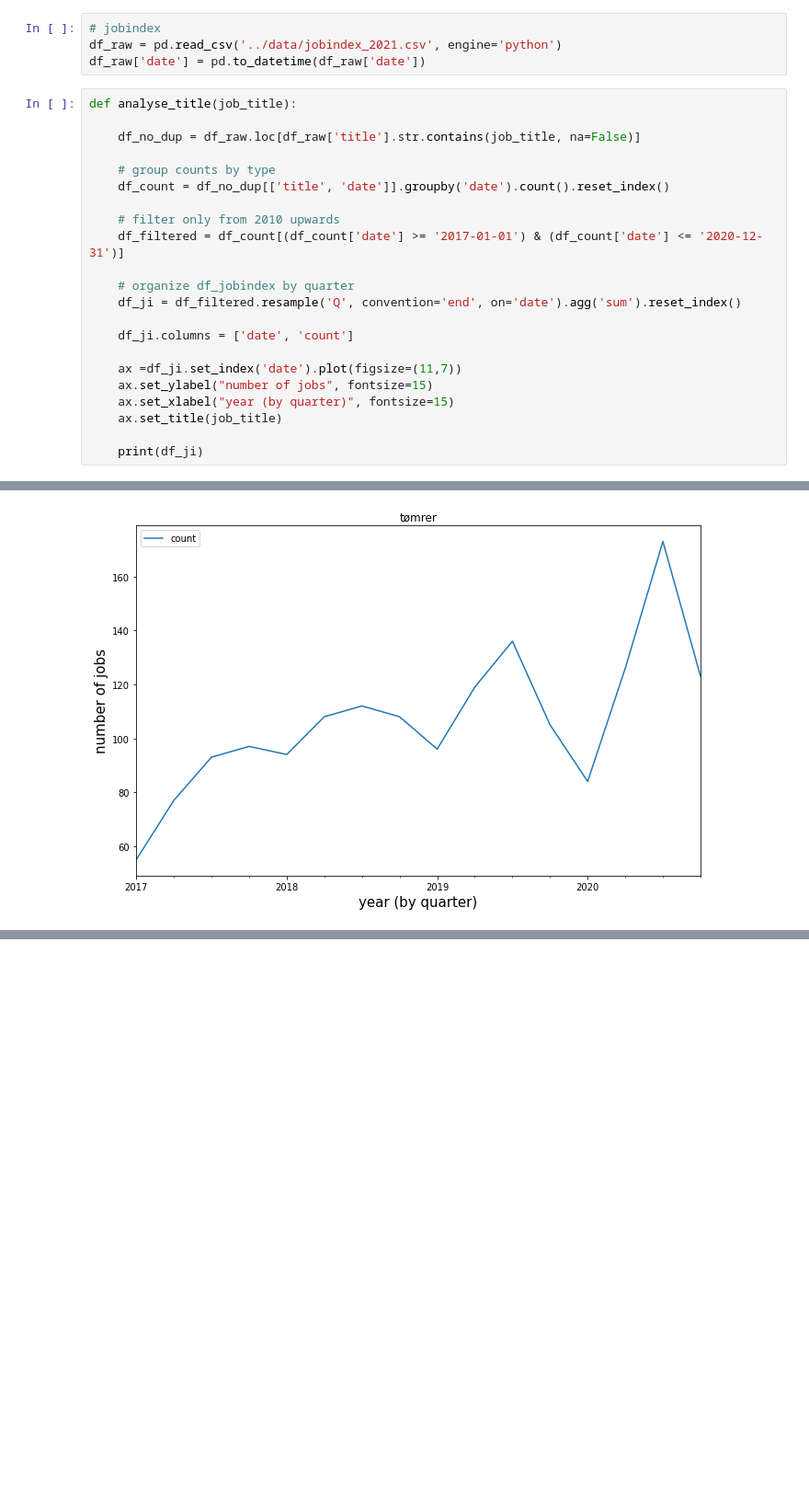
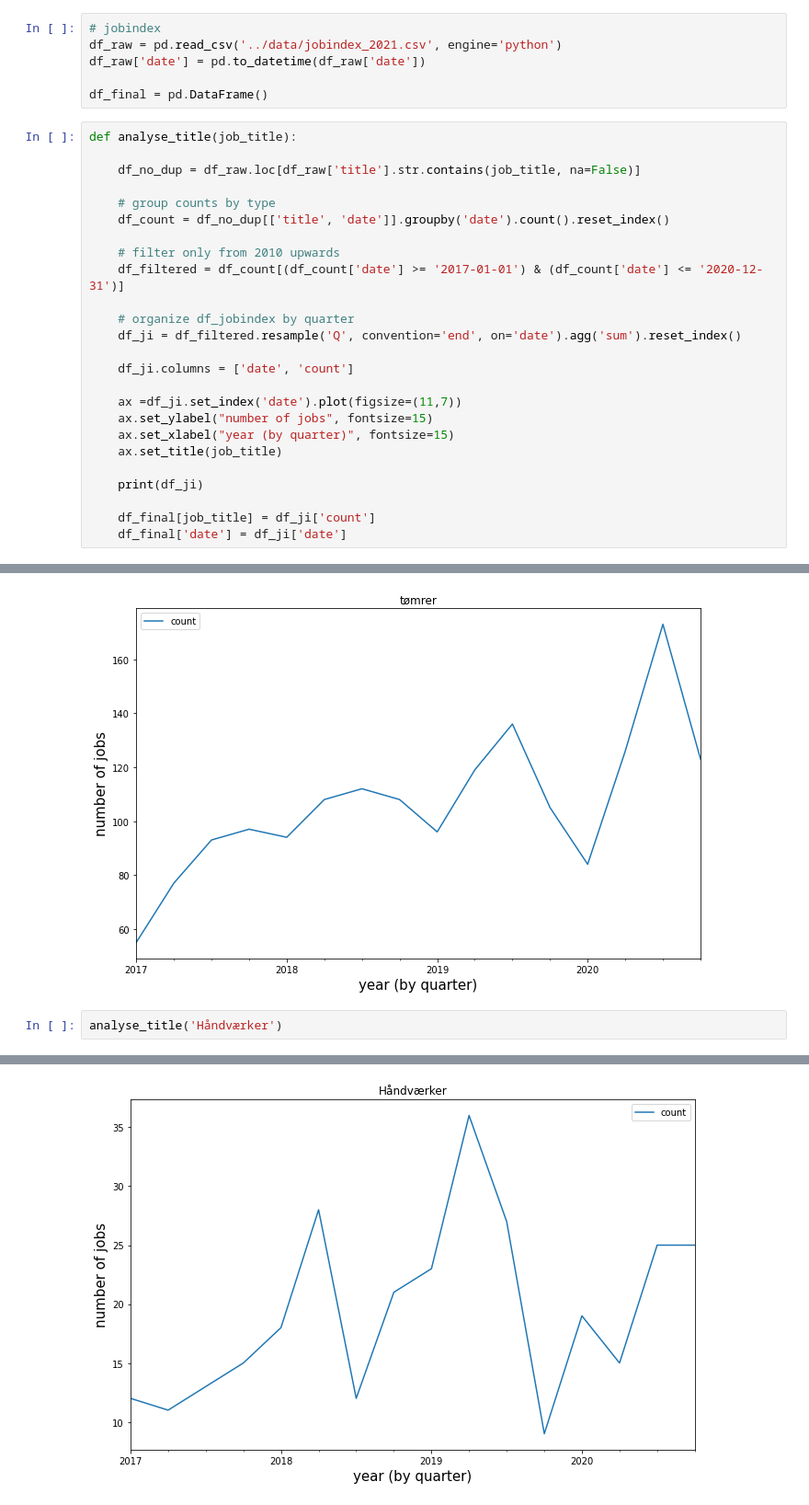
Before and after one commit to pmadruga/dcb, a Jupyter notebook: notebooks/Job analysis by quarter.ipynb, the cells around one changed output, grey strips where cells are left out. Shown at 92% size. Cells and saved outputs as stored; diff of their text form; blank space fills up the shorter version.

```diff
--- a/notebooks/Job analysis by quarter.ipynb
+++ b/notebooks/Job analysis by quarter.ipynb
@@ -4,6 +4,8 @@ import pandas as pd
 # jobindex
 df_raw = pd.read_csv('../data/jobindex_2021.csv', engine='python')
 df_raw['date'] = pd.to_datetime(df_raw['date'])
+
+df_final = pd.DataFrame()
 # %%
 def analyse_title(job_title):
 
@@ -26,6 +28,9 @@ def analyse_title(job_title):
     ax.set_title(job_title)
 
     print(df_ji)
+
+    df_final[job_title] = df_ji['count']
+    df_final['date'] = df_ji['date']
 # %%
 analyse_title('Sygeplejerske')
 # %% [output]
@@ -236,3 +241,6 @@ analyse_title('tømrer')
 14 2020-09-30    173
 15 2020-12-31    123
 [figure]
+# %%
+analyse_title('Håndværker')
+# %% [output]
@@ -238,0 +264 @@ analyse_title('tømrer')
+[figure, added]
```
Also changed, not shown: parts of 3 cells of this notebook, 3 other files.
